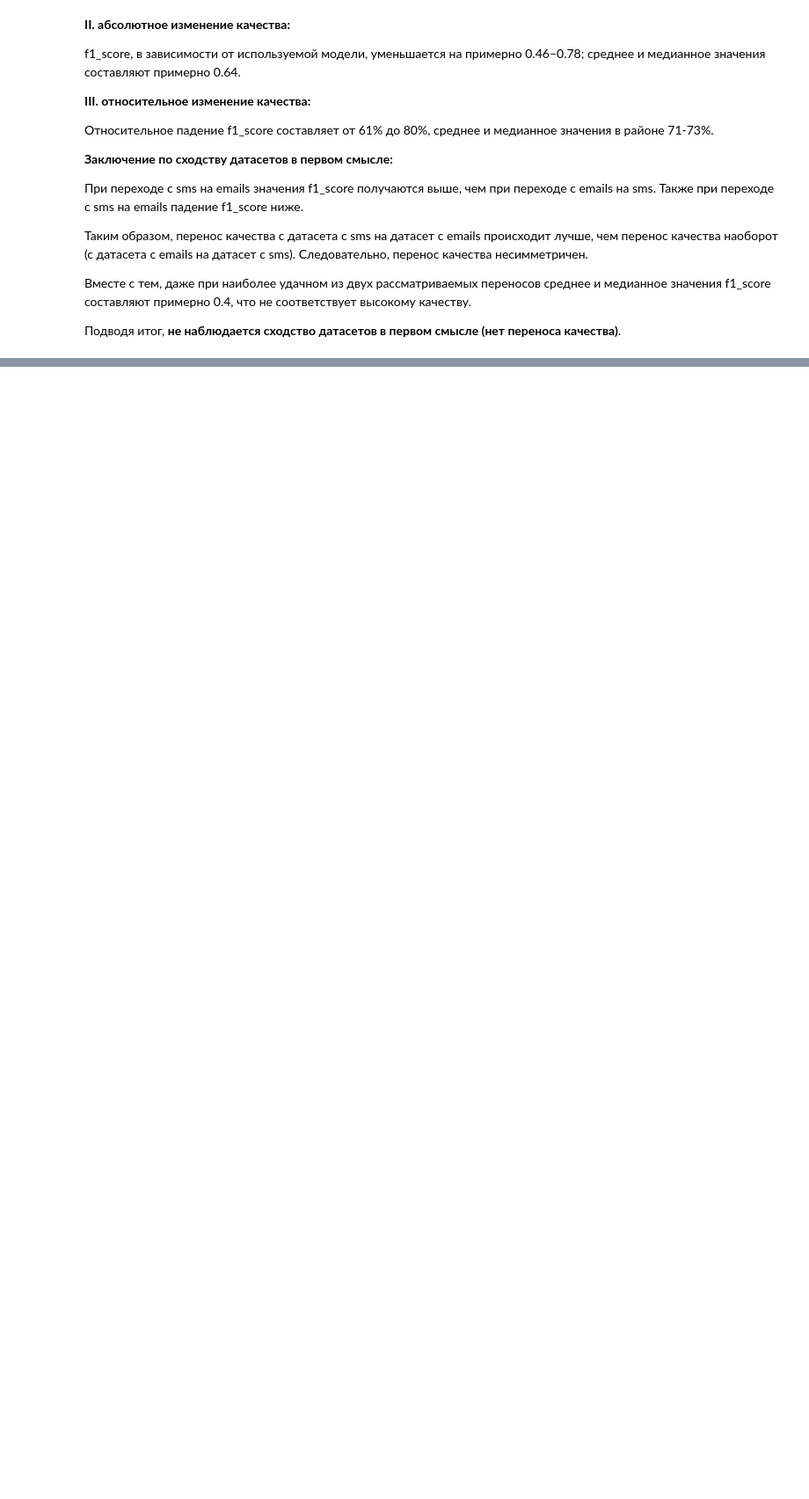
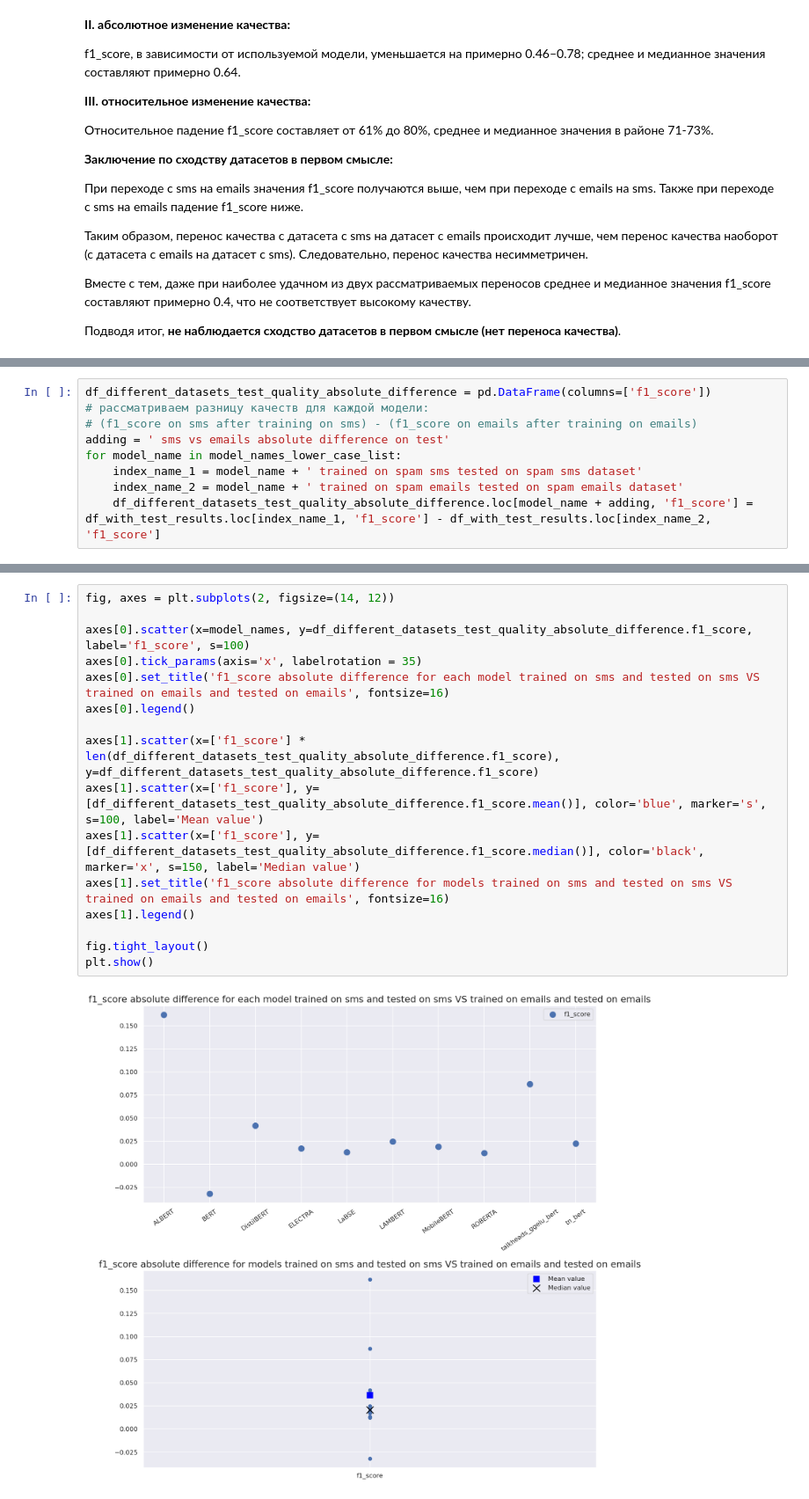
Before and after one commit to Oleg13Kopylov/comparing_datasets, a Jupyter notebook: results_of_second_series_of_experiments.ipynb, the cells around one changed output, grey strips where cells are left out. Shown at 88% size. Saved outputs shown, nothing was run; the diff lists cells and outputs as text; blank space fills up the shorter version.

```diff
--- a/results_of_second_series_of_experiments.ipynb
+++ b/results_of_second_series_of_experiments.ipynb
@@ -442,0 +472,9 @@ f1_score, в зависимости от используемой модели,
+# %%
+df_different_datasets_test_quality_absolute_difference = pd.DataFrame(columns=['f1_score'])
+# рассматриваем разницу качеств для каждой модели:
+# (f1_score on sms after training on sms) - (f1_score on emails after training on emails)
+adding = ' sms vs emails absolute difference on test'
+for model_name in model_names_lower_case_list:
+    index_name_1 = model_name + ' trained on spam sms tested on spam sms dataset'
+    index_name_2 = model_name + ' trained on spam emails tested on spam emails dataset'
+    df_different_datasets_test_quality_absolute_difference.loc[model_name + adding, 'f1_score'] = df_with_test_results.loc[index_name_1, 'f1_score'] - df_with_test_results.loc[index_name_2, 'f1_score']
@@ -442,0 +497,18 @@ f1_score, в зависимости от используемой модели,
+# %%
+fig, axes = plt.subplots(2, figsize=(14, 12))
+
+axes[0].scatter(x=model_names, y=df_different_datasets_test_quality_absolute_difference.f1_score, label='f1_score', s=100)
+axes[0].tick_params(axis='x', labelrotation = 35)
+axes[0].set_title('f1_score absolute difference for each model trained on sms and tested on sms VS trained on emails and tested on emails', fontsize=16)
+axes[0].legend()
+
+axes[1].scatter(x=['f1_score'] * len(df_different_datasets_test_quality_absolute_difference.f1_score), y=df_different_datasets_test_quality_absolute_difference.f1_score)
+axes[1].scatter(x=['f1_score'], y=[df_different_datasets_test_quality_absolute_difference.f1_score.mean()], color='blue', marker='s', s=100, label='Mean value')
+axes[1].scatter(x=['f1_score'], y=[df_different_datasets_test_quality_absolute_difference.f1_score.median()], color='black', marker='x', s=150, label='Median value')
+axes[1].set_title('f1_score absolute difference for models trained on sms and tested on sms VS trained on emails and tested on emails', fontsize=16)
+axes[1].legend()
+
+fig.tight_layout()
+plt.show()
+# %% [output]
+[figure, added]
```
Also changed, not shown: parts of 14 cells of this notebook, 1 other file.
